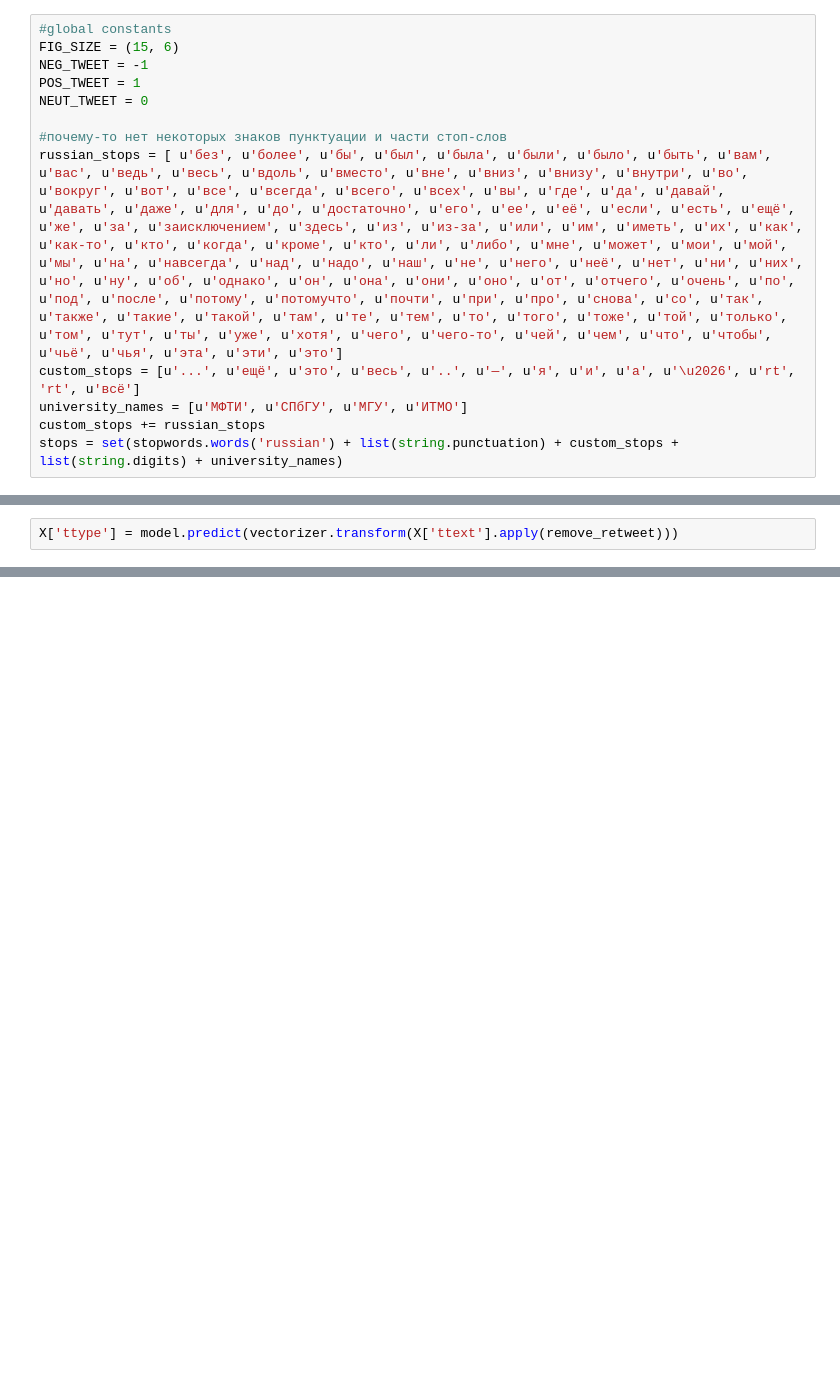
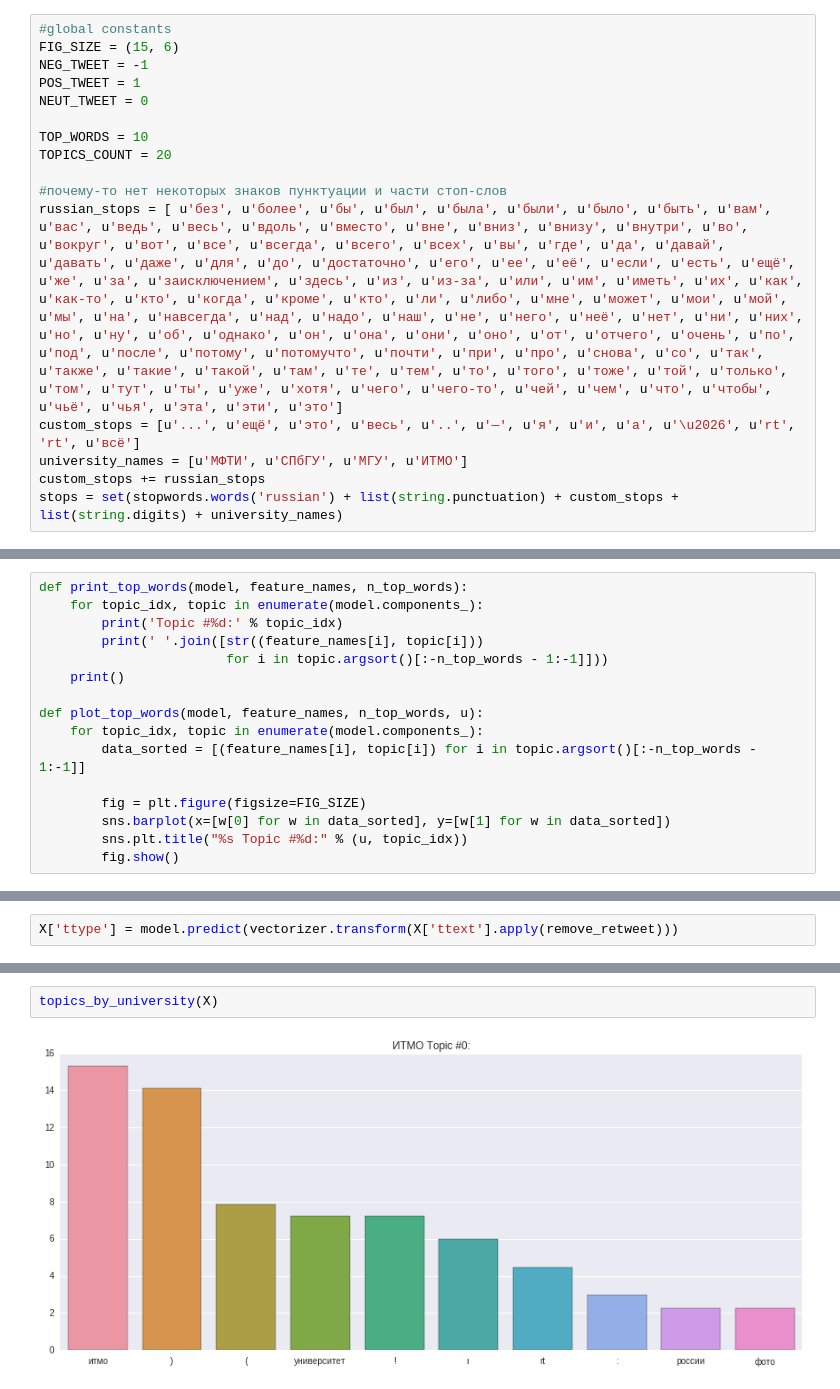
Before and after one commit to Vlad0922/twitter_sentiment, a Jupyter notebook: MIPT analyze.ipynb, the cells around one changed output, grey strips where cells are left out. Cells and saved outputs as stored; diff of their text form; blank space fills up the shorter version.

Commit message:
[add] topic models for universities + some plots

```diff
--- a/MIPT analyze.ipynb
+++ b/MIPT analyze.ipynb
@@ -31,6 +32,9 @@ NEG_TWEET = -1
 POS_TWEET = 1
 NEUT_TWEET = 0
 
+TOP_WORDS = 10
+TOPICS_COUNT = 20
+
 #почему-то нет некоторых знаков пунктуации и части стоп-слов
 russian_stops = [ u'без', u'более', u'бы', u'был', u'была', u'были', u'было', u'быть', u'вам', u'вас', u'ведь', u'весь', u'вдоль', u'вместо', u'вне', u'вниз', u'внизу', u'внутри', u'во', u'вокруг', u'вот', u'все', u'всегда', u'всего', u'всех', u'вы', u'где', u'да', u'давай', u'давать', u'даже', u'для', u'до', u'достаточно', u'его', u'ее', u'её', u'если', u'есть', u'ещё', u'же', u'за', u'заисключением', u'здесь', u'из', u'из-за', u'или', u'им', u'иметь', u'их', u'как', u'как-то', u'кто', u'когда', u'кроме', u'кто', u'ли', u'либо', u'мне', u'может', u'мои', u'мой', u'мы', u'на', u'навсегда', u'над', u'надо', u'наш', u'не', u'него', u'неё', u'нет', u'ни', u'них', u'но', u'ну', u'об', u'однако', u'он', u'она', u'они', u'оно', u'от', u'отчего', u'очень', u'по', u'под', u'после', u'потому', u'потомучто', u'почти', u'при', u'про', u'снова', u'со', u'так', u'также', u'такие', u'такой', u'там', u'те', u'тем', u'то', u'того', u'тоже', u'той', u'только', u'том', u'тут', u'ты', u'уже', u'хотя', u'чего', u'чего-то', u'чей', u'чем', u'что', u'чтобы', u'чьё', u'чья', u'эта', u'эти', u'это']
 custom_stops = [u'...', u'ещё', u'это', u'весь', u'..', u'—', u'я', u'и', u'a', u'\u2026', u'rt', 'rt', u'всё']
@@ -120,3 +124,19 @@ def plot_weights(X):
         plt.figure(figsize=FIG_SIZE)
         sns.barplot(x=[w[0] for w in neg_words], y=[w[1] for w in neg_words])
         sns.plt.title(u + ' Negative')
+# %%
+def print_top_words(model, feature_names, n_top_words):
+    for topic_idx, topic in enumerate(model.components_):
+        print('Topic #%d:' % topic_idx)
+        print(' '.join([str((feature_names[i], topic[i]))
+                        for i in topic.argsort()[:-n_top_words - 1:-1]]))
+    print()
+
+def plot_top_words(model, feature_names, n_top_words, u):
+    for topic_idx, topic in enumerate(model.components_):
+        data_sorted = [(feature_names[i], topic[i]) for i in topic.argsort()[:-n_top_words - 1:-1]]
+
+        fig = plt.figure(figsize=FIG_SIZE)
+        sns.barplot(x=[w[0] for w in data_sorted], y=[w[1] for w in data_sorted])
+        sns.plt.title("%s Topic #%d:" % (u, topic_idx))
+        fig.show()
@@ -162,0 +228,4 @@ plot_weights(X)
+# %%
+topics_by_university(X)
+# %% [output]
+[figure, added]
```
Also changed, not shown: parts of 7 cells of this notebook, 1 other file.
